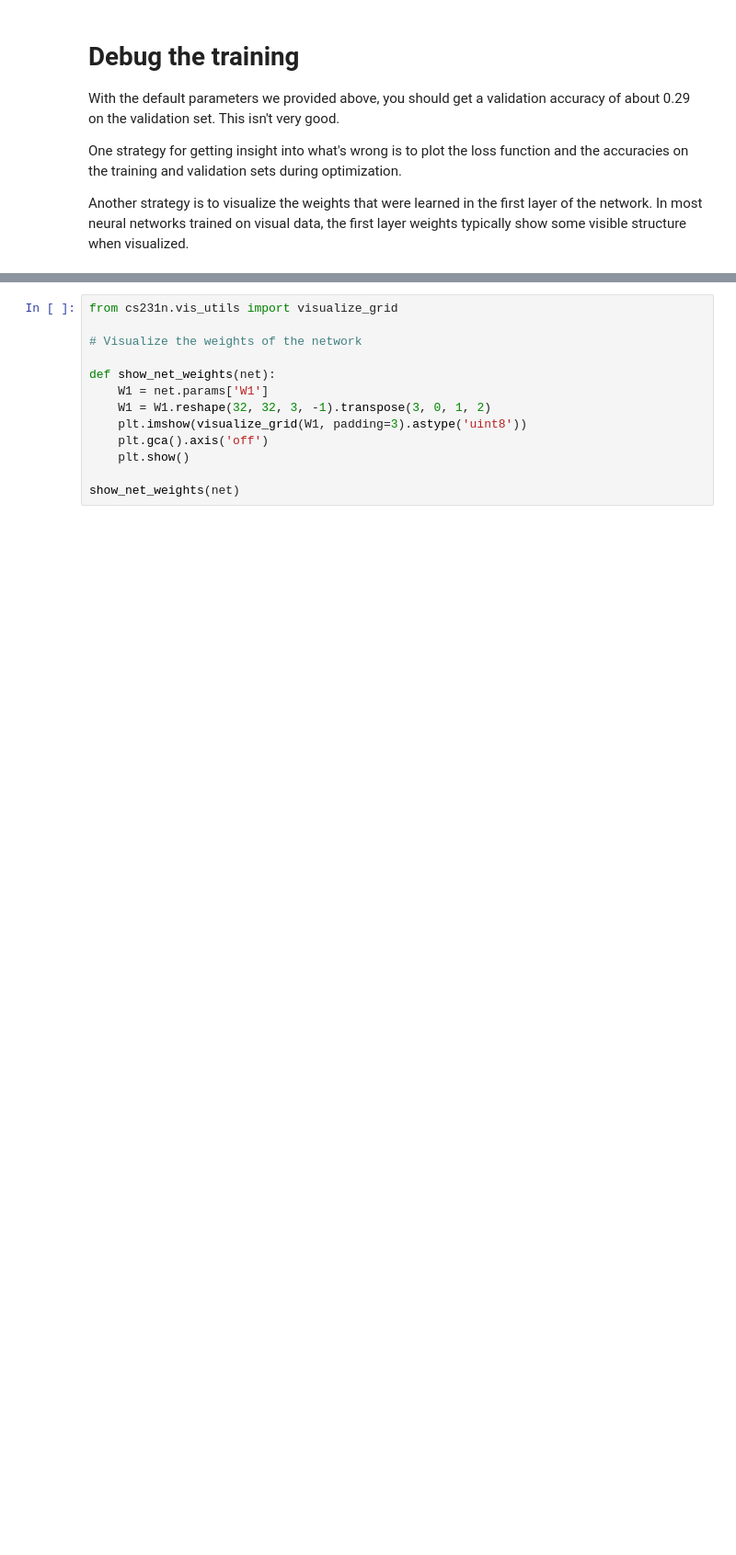
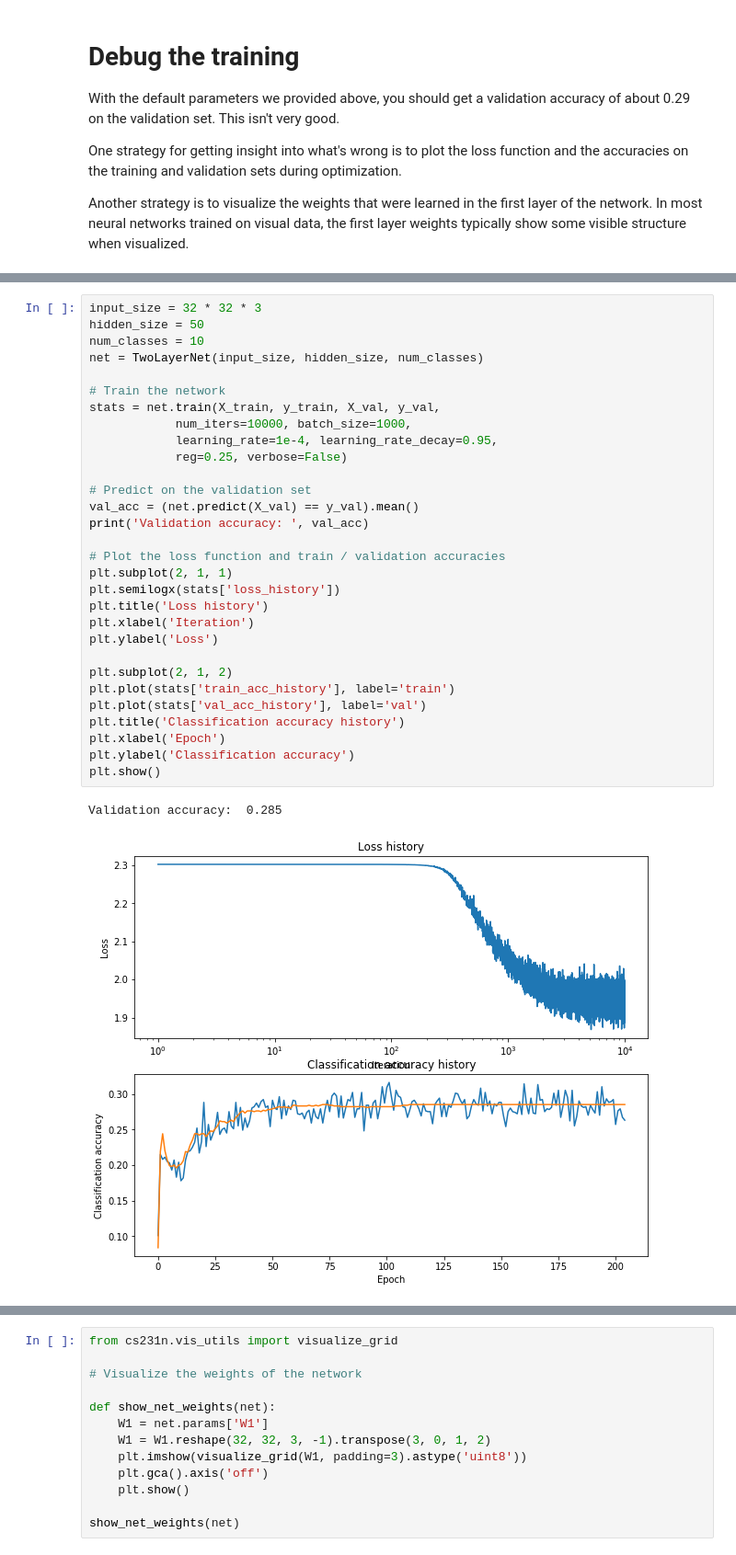
Before and after one commit to PhySci/cs231, a Jupyter notebook: assignment1/two_layer_net.ipynb, the cells around one changed output, grey strips where cells are left out. Shown: that part at 92% size. Drawn from its saved outputs; the diff is of its cells as text; blank space fills up the shorter version.

Commit message:
Two layers NN

```diff
--- a/assignment1/two_layer_net.ipynb
+++ b/assignment1/two_layer_net.ipynb
@@ -231,0 +281,33 @@ plt.show()
+# %%
+input_size = 32 * 32 * 3
+hidden_size = 50
+num_classes = 10
+net = TwoLayerNet(input_size, hidden_size, num_classes)
+
+# Train the network
+stats = net.train(X_train, y_train, X_val, y_val,
+            num_iters=10000, batch_size=1000,
+            learning_rate=1e-4, learning_rate_decay=0.95,
+            reg=0.25, verbose=False)
+
+# Predict on the validation set
+val_acc = (net.predict(X_val) == y_val).mean()
+print('Validation accuracy: ', val_acc)
+
+# Plot the loss function and train / validation accuracies
+plt.subplot(2, 1, 1)
+plt.semilogx(stats['loss_history'])
+plt.title('Loss history')
+plt.xlabel('Iteration')
+plt.ylabel('Loss')
+
+plt.subplot(2, 1, 2)
+plt.plot(stats['train_acc_history'], label='train')
+plt.plot(stats['val_acc_history'], label='val')
+plt.title('Classification accuracy history')
+plt.xlabel('Epoch')
+plt.ylabel('Classification accuracy')
+plt.show()
+# %% [output]
+Validation accuracy:  0.285
+[figure, added]
```
Also changed, not shown: parts of 17 cells of this notebook, 3 other files.
